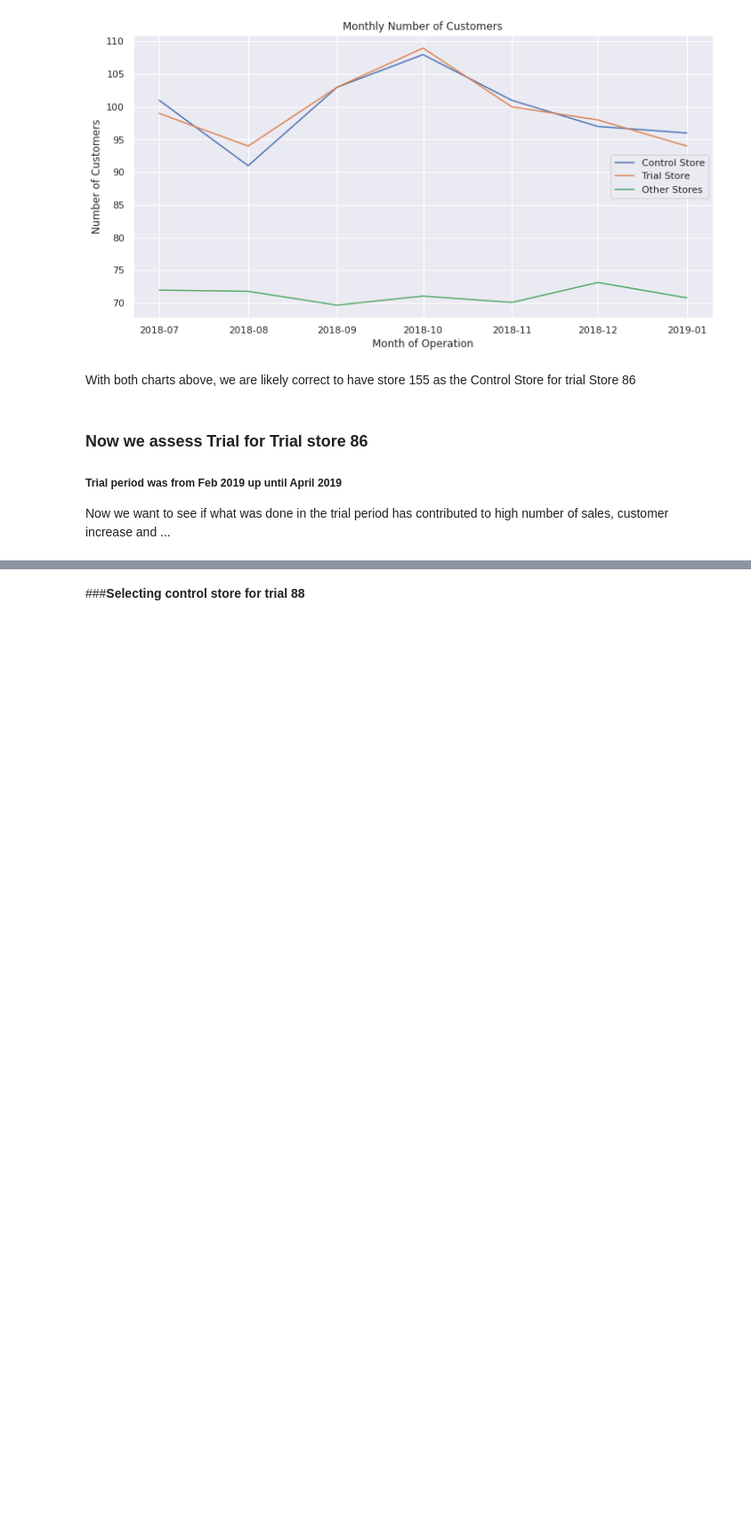
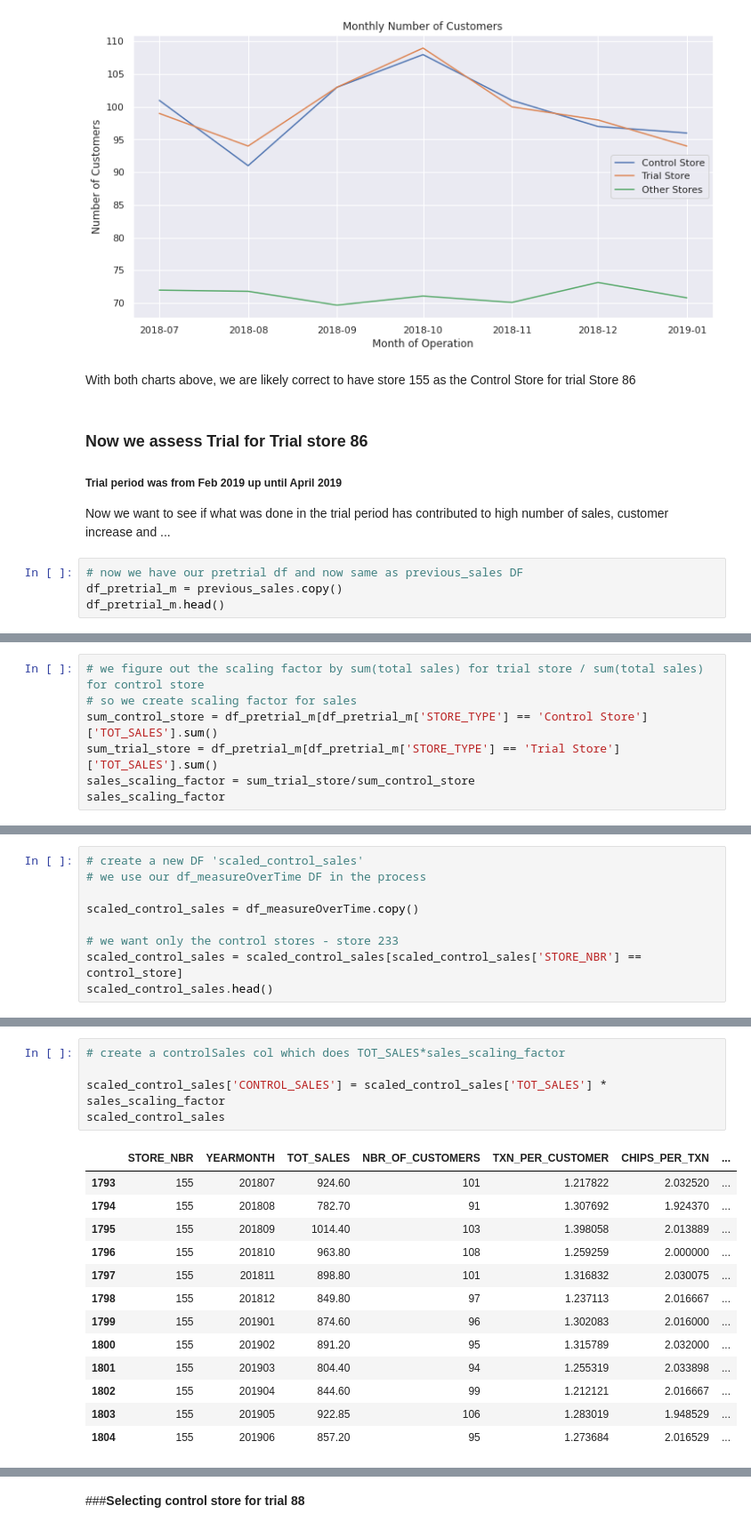
Before and after one commit to wa-le/Quantium-Forage-Virtual-Internship, a Jupyter notebook: my_quantium_T2.ipynb, the cells around one changed output, grey strips where cells are left out. Shown at 89% size. Cells and saved outputs as stored; diff of their text form; blank space fills up the shorter version.

```diff
--- a/my_quantium_T2.ipynb
+++ b/my_quantium_T2.ipynb
@@ -1761,3 +1761,7 @@ With both charts above, we are likely correct to have store 155 as the Control S
 ### Now we assess Trial for Trial store 86
 ##### Trial period was from Feb 2019 up until April 2019
 Now we want to see if what was done in the trial period has contributed to high number of sales, customer increase and ...
+# %%
+# now we have our pretrial df and now same as previous_sales DF
+df_pretrial_m = previous_sales.copy()
+df_pretrial_m.head()
@@ -1763,0 +1775,7 @@ Now we want to see if what was done in the trial period has contributed to high
+# %%
+# we figure out the scaling factor by sum(total sales) for trial store / sum(total sales) for control store
+# so we create scaling factor for sales
+sum_control_store = df_pretrial_m[df_pretrial_m['STORE_TYPE'] == 'Control Store']['TOT_SALES'].sum()
+sum_trial_store = df_pretrial_m[df_pretrial_m['STORE_TYPE'] == 'Trial Store']['TOT_SALES'].sum()
+sales_scaling_factor = sum_trial_store/sum_control_store
+sales_scaling_factor
@@ -1763,0 +1784,9 @@ Now we want to see if what was done in the trial period has contributed to high
+# %%
+# create a new DF 'scaled_control_sales'
+# we use our df_measureOverTime DF in the process
+
+scaled_control_sales = df_measureOverTime.copy()
+
+# we want only the control stores - store 233
+scaled_control_sales = scaled_control_sales[scaled_control_sales['STORE_NBR'] == control_store]
+scaled_control_sales.head()
@@ -1763,0 +1800,19 @@ Now we want to see if what was done in the trial period has contributed to high
+# %%
+# create a controlSales col which does TOT_SALES*sales_scaling_factor
+
+scaled_control_sales['CONTROL_SALES'] = scaled_control_sales['TOT_SALES'] * sales_scaling_factor
+scaled_control_sales
+# %% [output]
+|  | STORE_NBR | YEARMONTH | TOT_SALES | NBR_OF_CUSTOMERS | TXN_PER_CUSTOMER | CHIPS_PER_TXN | ... |
+| 1793 | 155 | 201807 | 924.60 | 101 | 1.217822 | 2.032520 | ... |
+| 1794 | 155 | 201808 | 782.70 | 91 | 1.307692 | 1.924370 | ... |
+| 1795 | 155 | 201809 | 1014.40 | 103 | 1.398058 | 2.013889 | ... |
+| 1796 | 155 | 201810 | 963.80 | 108 | 1.259259 | 2.000000 | ... |
+| 1797 | 155 | 201811 | 898.80 | 101 | 1.316832 | 2.030075 | ... |
+| 1798 | 155 | 201812 | 849.80 | 97 | 1.237113 | 2.016667 | ... |
+| 1799 | 155 | 201901 | 874.60 | 96 | 1.302083 | 2.016000 | ... |
+| 1800 | 155 | 201902 | 891.20 | 95 | 1.315789 | 2.032000 | ... |
+| 1801 | 155 | 201903 | 804.40 | 94 | 1.255319 | 2.033898 | ... |
+| 1802 | 155 | 201904 | 844.60 | 99 | 1.212121 | 2.016667 | ... |
+| 1803 | 155 | 201905 | 922.85 | 106 | 1.283019 | 1.948529 | ... |
+| 1804 | 155 | 201906 | 857.20 | 95 | 1.273684 | 2.016529 | ... |
```
Also changed, not shown: parts of 41 cells of this notebook.
